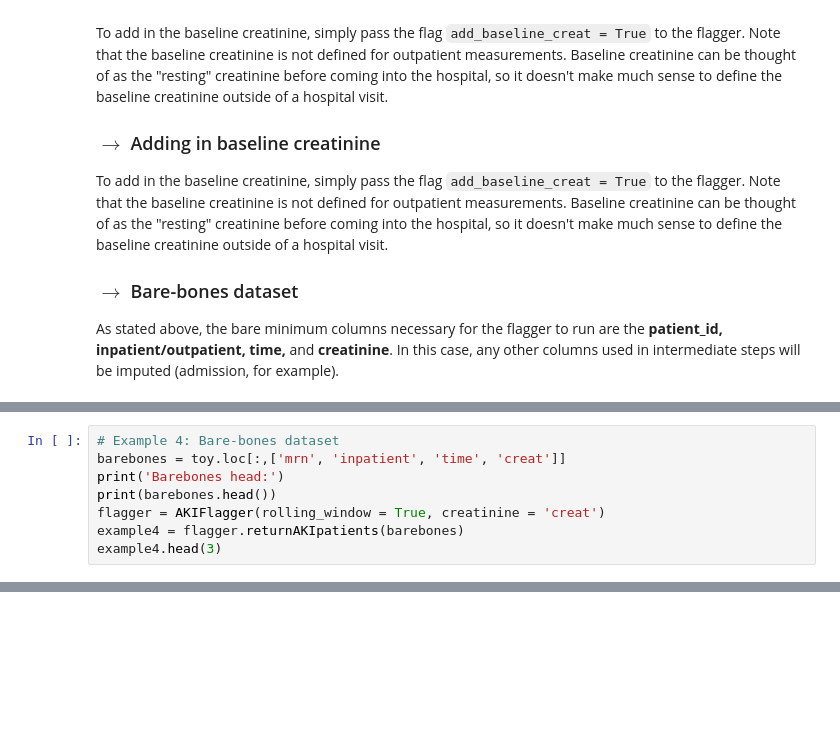
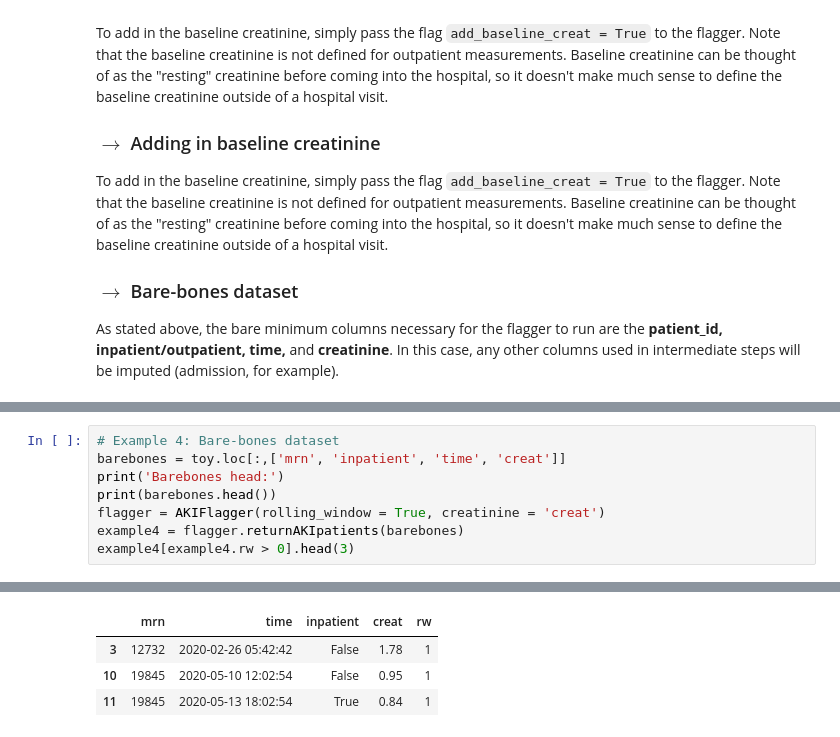
Before and after one commit to isaranwrap/StandardizingAKI, a Jupyter notebook: GettingStarted.ipynb, the cells around one changed output, grey strips where cells are left out. Cells and saved outputs as stored; diff of their text form; blank space fills up the shorter version.

```diff
--- a/GettingStarted.ipynb
+++ b/GettingStarted.ipynb
@@ -196,4 +264,5 @@ print('Barebones head:')
 print(barebones.head())
 flagger = AKIFlagger(rolling_window = True, creatinine = 'creat')
 example4 = flagger.returnAKIpatients(barebones)
-example4.head(3)
+example4[example4.rw > 0].head(3)
+# %% [output]
@@ -199,0 +276,4 @@ example4.head(3)
+|  | mrn | time | inpatient | creat | rw |
+| 3 | 12732 | 2020-02-26 05:42:42 | False | 1.78 | 1 |
+| 10 | 19845 | 2020-05-10 12:02:54 | False | 0.95 | 1 |
+| 11 | 19845 | 2020-05-13 18:02:54 | True | 0.84 | 1 |
```
Also changed, not shown: parts of 12 cells of this notebook, 5 other files.
